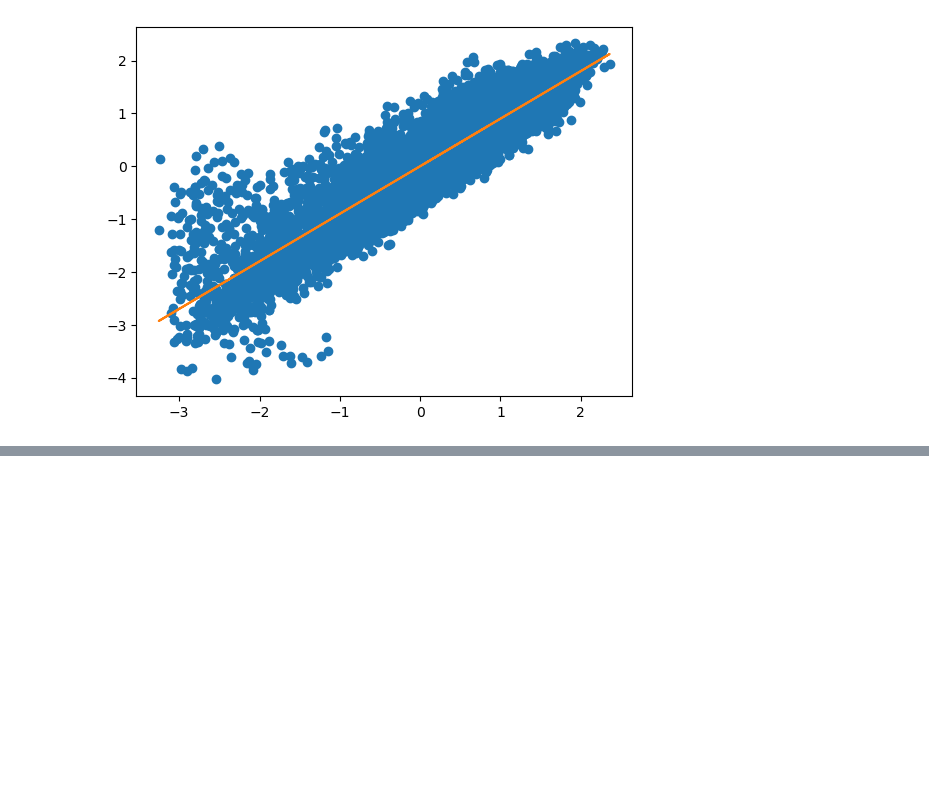
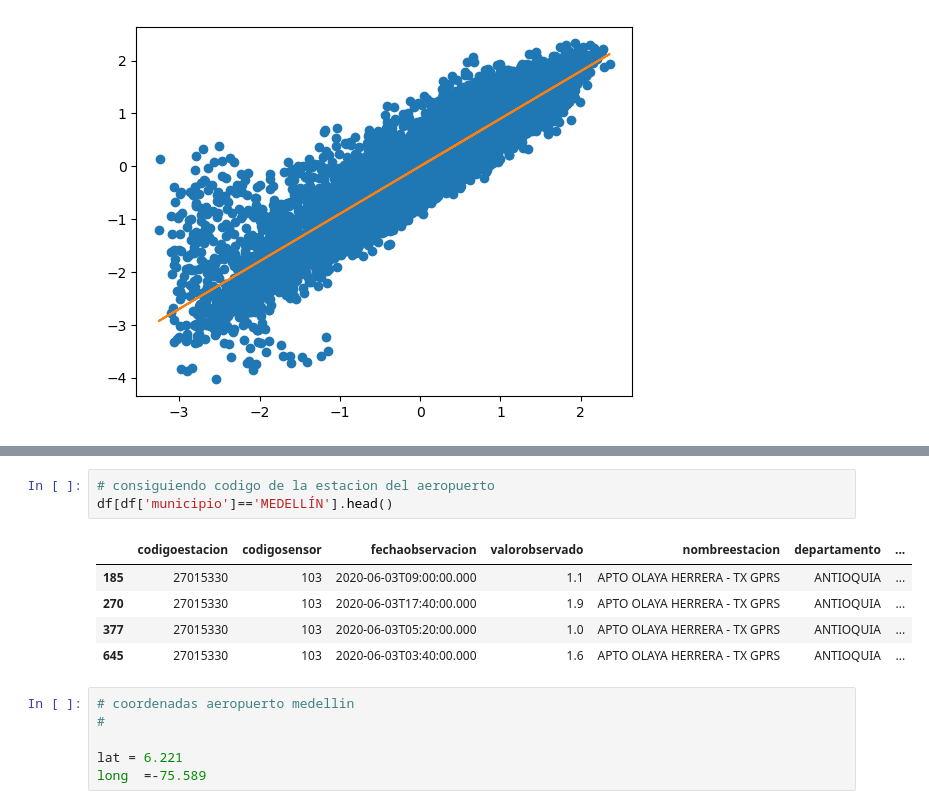
Before and after one commit to smartinezg2018/MCP, a Jupyter notebook: notebook.ipynb, the cells around one changed output, grey strips where cells are left out. Saved outputs shown, nothing was run; the diff lists cells and outputs as text; blank space fills up the shorter version.

```diff
--- a/notebook.ipynb
+++ b/notebook.ipynb
@@ -144,0 +176,15 @@ plt.plot(x_training,modelLinear.predict(x_training),'C1')
+# %%
+# consiguiendo codigo de la estacion del aeropuerto
+df[df['municipio']=='MEDELLÍN'].head()
+# %% [output]
+|  | codigoestacion | codigosensor | fechaobservacion | valorobservado | nombreestacion | departamento | ... |
+| 185 | 27015330 | 103 | 2020-06-03T09:00:00.000 | 1.1 | APTO OLAYA HERRERA - TX GPRS | ANTIOQUIA | ... |
+| 270 | 27015330 | 103 | 2020-06-03T17:40:00.000 | 1.9 | APTO OLAYA HERRERA - TX GPRS | ANTIOQUIA | ... |
+| 377 | 27015330 | 103 | 2020-06-03T05:20:00.000 | 1.0 | APTO OLAYA HERRERA - TX GPRS | ANTIOQUIA | ... |
+| 645 | 27015330 | 103 | 2020-06-03T03:40:00.000 | 1.6 | APTO OLAYA HERRERA - TX GPRS | ANTIOQUIA | ... |
+# %%
+# coordenadas aeropuerto medellin
+#
+
+lat = 6.221
+long  =-75.589
```
Also changed, not shown: parts of 10 cells of this notebook, 4 other files.
